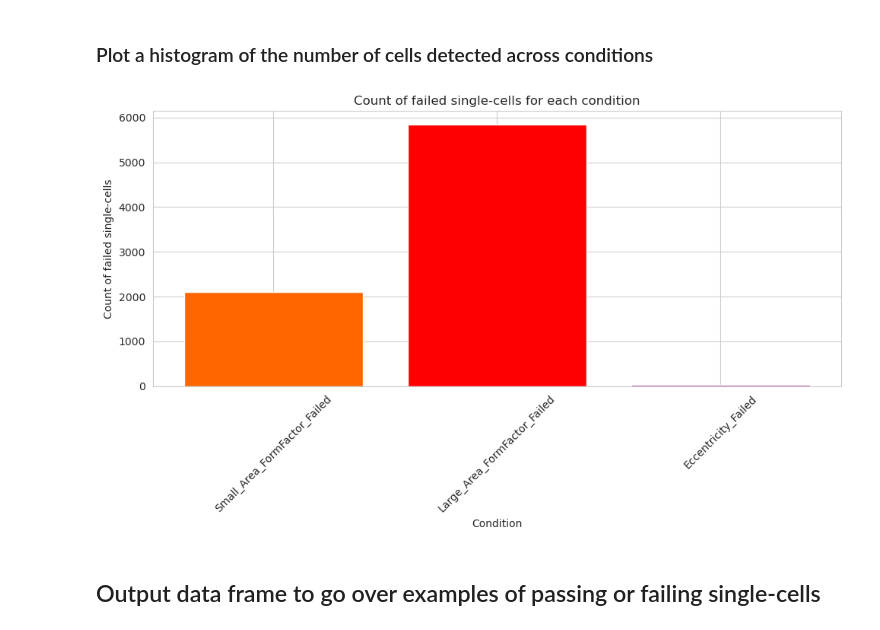
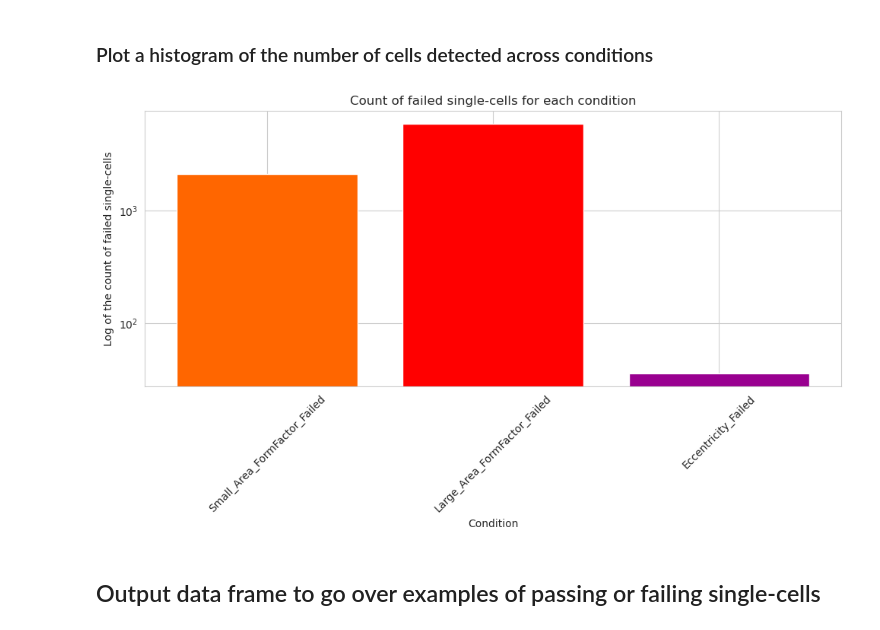
Before and after one commit to WayScience/nuclear_speckle_image_analysis, a Jupyter notebook: 4.preprocess_features/1.single_cell_qc.ipynb, the cells around one changed output. Drawn from its saved outputs; the diff is of its cells as text; code cells hidden in the pictures.

```diff
--- a/4.preprocess_features/1.single_cell_qc.ipynb
+++ b/4.preprocess_features/1.single_cell_qc.ipynb
@@ -442,35 +440,36 @@ nuclei_outliers_df.head()
 # %%
 # Define the palette
 palette = {
     "Small_Area_FormFactor_Failed": "#ff6600",
     "Large_Area_FormFactor_Failed": "#ff0000",
     "Eccentricity_Failed": "#990090",
 }
 
 # Count the number failing cells in each condition
 column_counts = nuclei_outliers_df[columns_to_add].sum()
 
 # Get the colors from the palette corresponding to each condition
 colors = [palette.get(condition, "skyblue") for condition in column_counts.index]
 
 # Plot histogram with colors matching the conditions
 plt.figure(figsize=(10, 6))
-plt.bar(column_counts.index, column_counts.values, color=colors)  # Use colors here
+plt.bar(column_counts.index, column_counts.values, color=colors)
+plt.yscale('log')
 plt.title("Count of failed single-cells for each condition")
 plt.xlabel("Condition")
-plt.ylabel("Count of failed single-cells")
+plt.ylabel("Log of the count of failed single-cells")
 plt.xticks(rotation=45)
 plt.tight_layout()
 
 # Save figure
 plt.savefig(
     pathlib.Path(f"{qc_fig_dir}/qc_conditions_sc_count_histogram.png"),
     dpi=500,
 )
 
 plt.show()
 # %% [output]
-[figure, old version]
+[figure, new version]
 # %% [markdown]
 ## Output data frame to go over examples of passing or failing single-cells
 # %%
```
Also changed, not shown: parts of 6 cells of this notebook, 21 other files.
